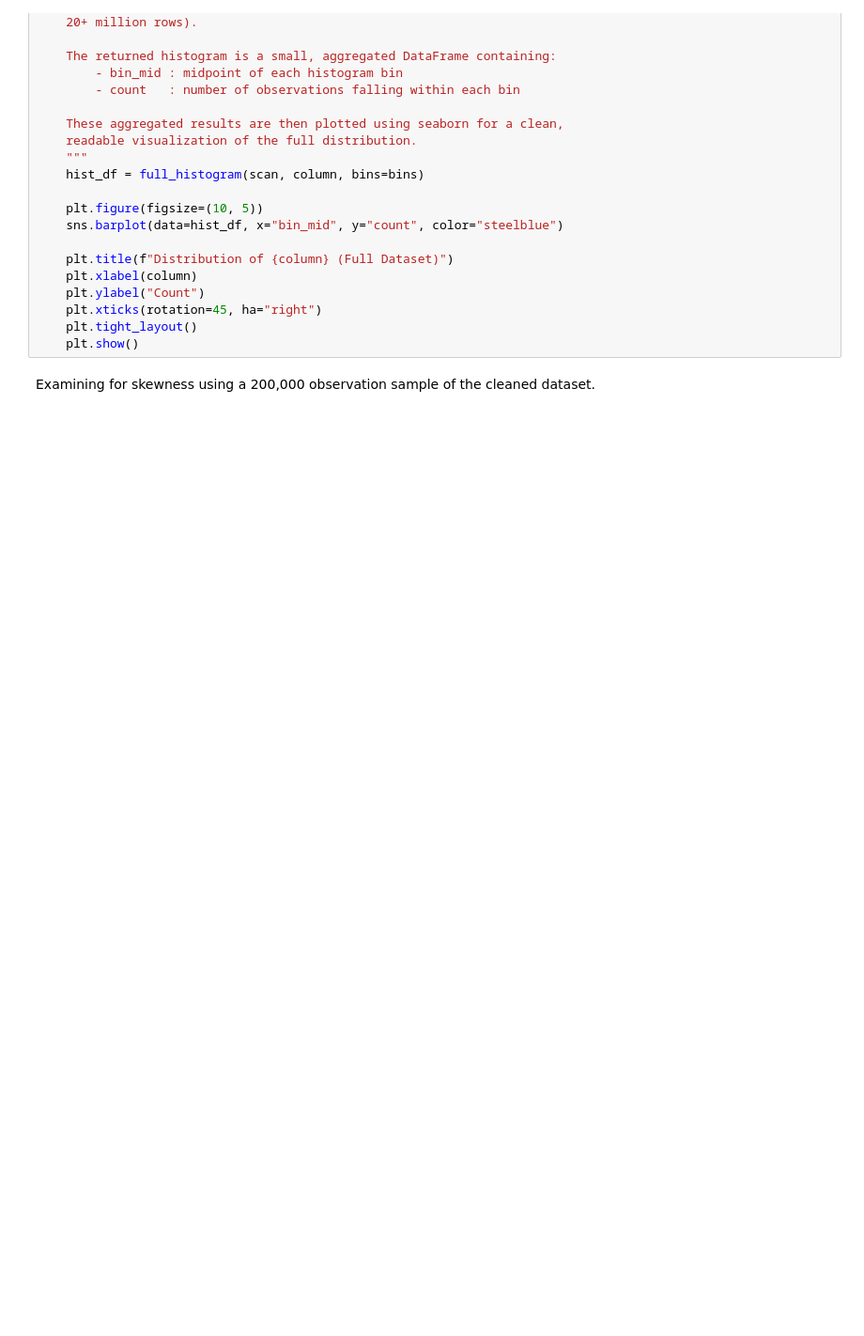
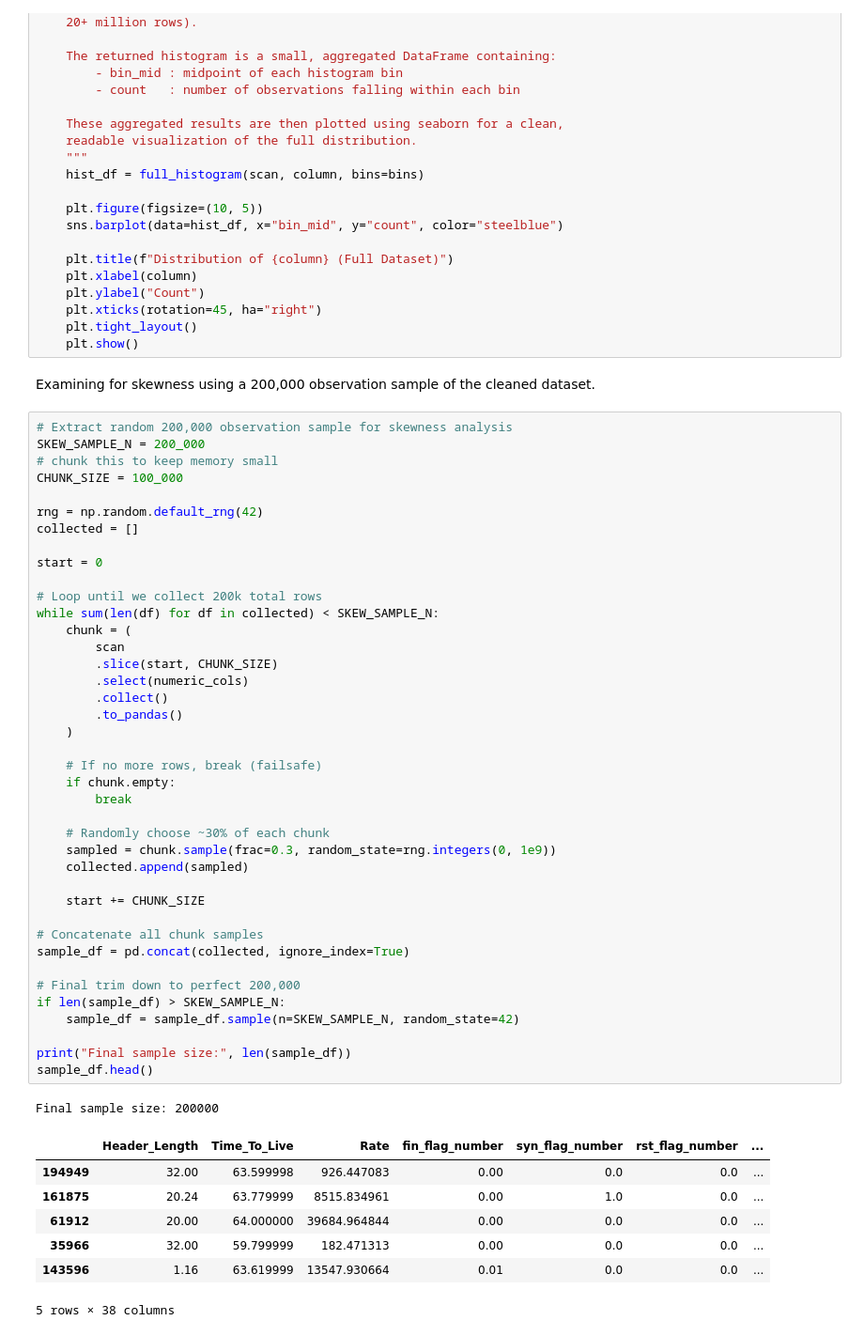
Before and after one commit to gw-00/Cybersecurity_Capstone, a Jupyter notebook: Code_Library/Data_Exploration.ipynb, the cells around one changed output. Shown at 94% size. Drawn from its saved outputs; the diff is of its cells as text; blank space fills up the shorter version.

```diff
--- a/Code_Library/Data_Exploration.ipynb
+++ b/Code_Library/Data_Exploration.ipynb
@@ -373,3 +373,52 @@ def plot_univariate_numeric(column: str, bins: int = 50):
     plt.show()
 # %% [markdown]
 Examining for skewness using a 200,000 observation sample of the cleaned dataset.
+# %%
+# Extract random 200,000 observation sample for skewness analysis
+SKEW_SAMPLE_N = 200_000
+# chunk this to keep memory small
+CHUNK_SIZE = 100_000
+
+rng = np.random.default_rng(42)
+collected = []
+
+start = 0
+
+# Loop until we collect 200k total rows
+while sum(len(df) for df in collected) < SKEW_SAMPLE_N:
+    chunk = (
+        scan
+        .slice(start, CHUNK_SIZE)
+        .select(numeric_cols)
+        .collect()
+        .to_pandas()
+    )
+
+    # If no more rows, break (failsafe)
+    if chunk.empty:
+        break
+
+    # Randomly choose ~30% of each chunk
+    sampled = chunk.sample(frac=0.3, random_state=rng.integers(0, 1e9))
+    collected.append(sampled)
+
+    start += CHUNK_SIZE
+
+# Concatenate all chunk samples
+sample_df = pd.concat(collected, ignore_index=True)
+
+# Final trim down to perfect 200,000
+if len(sample_df) > SKEW_SAMPLE_N:
+    sample_df = sample_df.sample(n=SKEW_SAMPLE_N, random_state=42)
+
+print("Final sample size:", len(sample_df))
+sample_df.head()
+# %% [output]
+Final sample size: 200000
+|  | Header_Length | Time_To_Live | Rate | fin_flag_number | syn_flag_number | rst_flag_number | ... |
+| 194949 | 32.00 | 63.599998 | 926.447083 | 0.00 | 0.0 | 0.0 | ... |
+| 161875 | 20.24 | 63.779999 | 8515.834961 | 0.00 | 1.0 | 0.0 | ... |
+| 61912 | 20.00 | 64.000000 | 39684.964844 | 0.00 | 0.0 | 0.0 | ... |
+| 35966 | 32.00 | 59.799999 | 182.471313 | 0.00 | 0.0 | 0.0 | ... |
+| 143596 | 1.16 | 63.619999 | 13547.930664 | 0.01 | 0.0 | 0.0 | ... |
+5 rows × 38 columns
```
Also changed, not shown: parts of 3 cells of this notebook.
